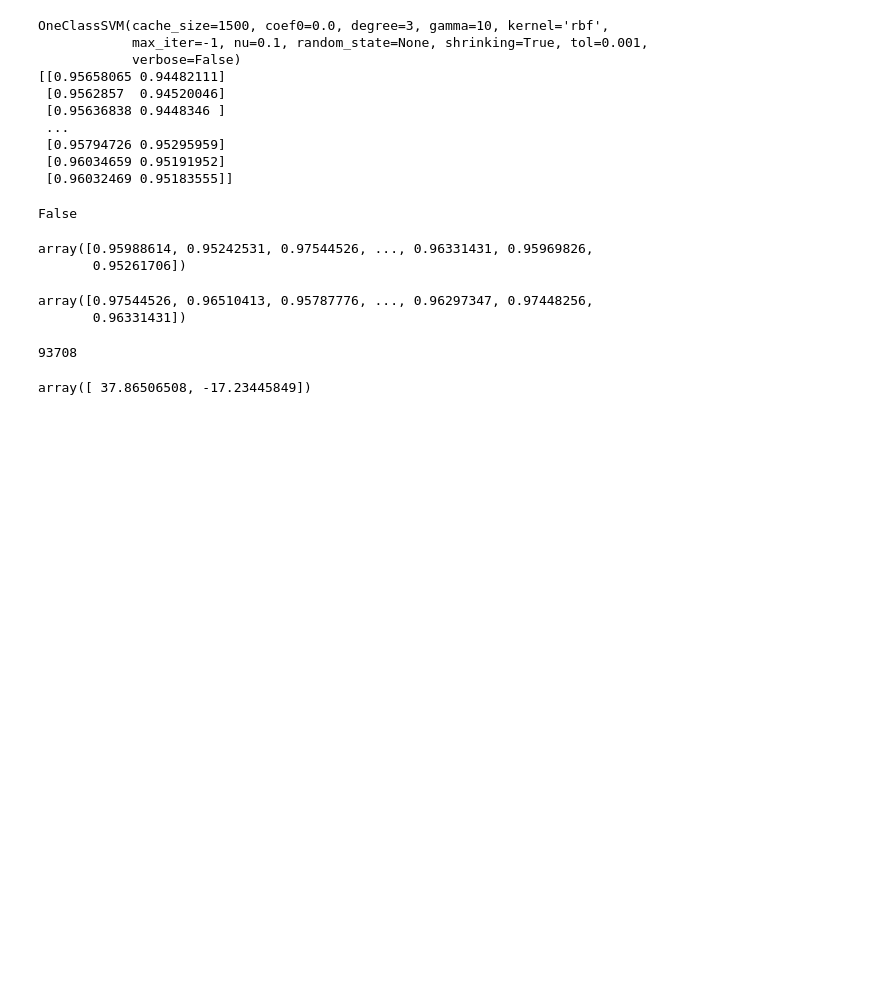
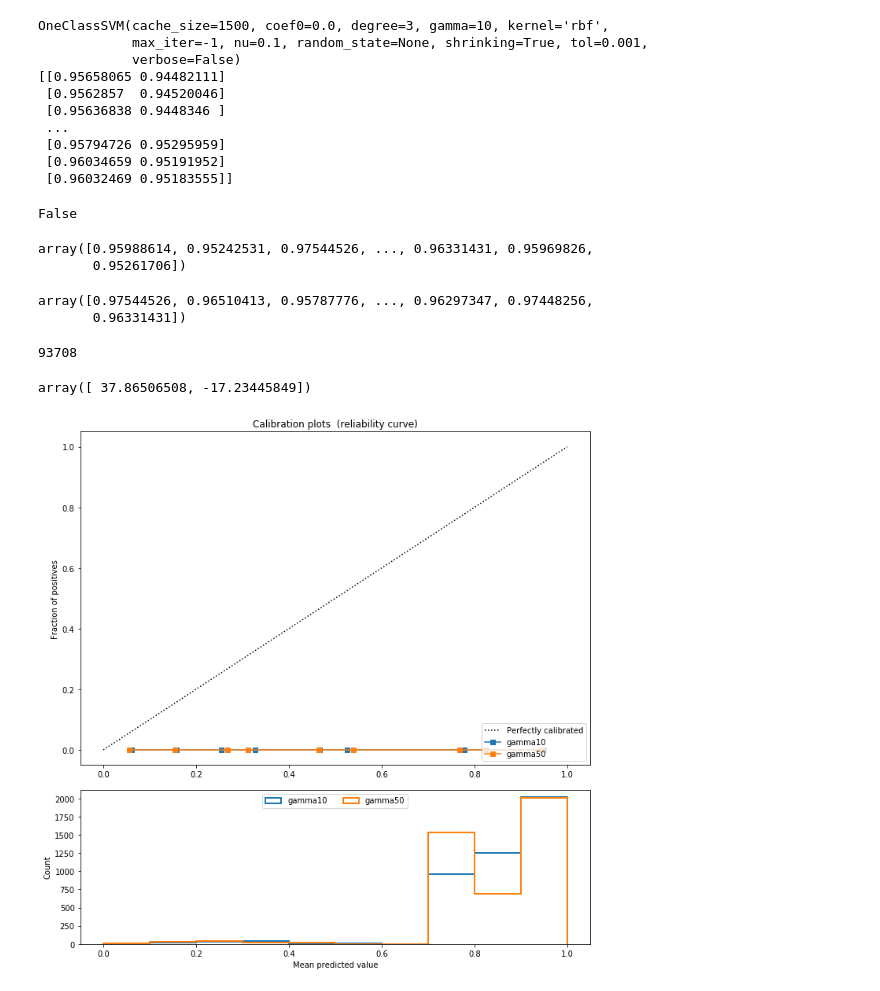
Before and after one commit to rizac/sod, a Jupyter notebook: sod/jupyter/Classifier-oneminutewindows-psd2-5.decision_function.ipynb, the cells around one changed output. Saved outputs shown, nothing was run; the diff lists cells and outputs as text; code cells hidden in the pictures; blank space fills up the shorter version.

```diff
--- a/sod/jupyter/Classifier-oneminutewindows-psd2-5.decision_function.ipynb
+++ b/sod/jupyter/Classifier-oneminutewindows-psd2-5.decision_function.ipynb
@@ -102,3 +101,12 @@ len(clf10.support_vectors_)
 clf50.decision_function([[.96, .964], [.96, .965]])
 # %% [output]
 array([ 37.86506508, -17.23445849])
+# %%
+import importlib
+import sod.plot as sod_plot
+importlib.reload(sod_plot)
+from sod.evaluation import is_out_wrong_inv
+sod_plot.plot_calibration_curve(
+    {'gamma10': clf10, 'gamma50':clf50}, dataframe[is_out_wrong_inv(dataframe)], ['psd@2sec', 'psd@5sec'])
+# %% [output]
+[figure, added]
```
Also changed, not shown: parts of 4 cells of this notebook, 2 other files.
